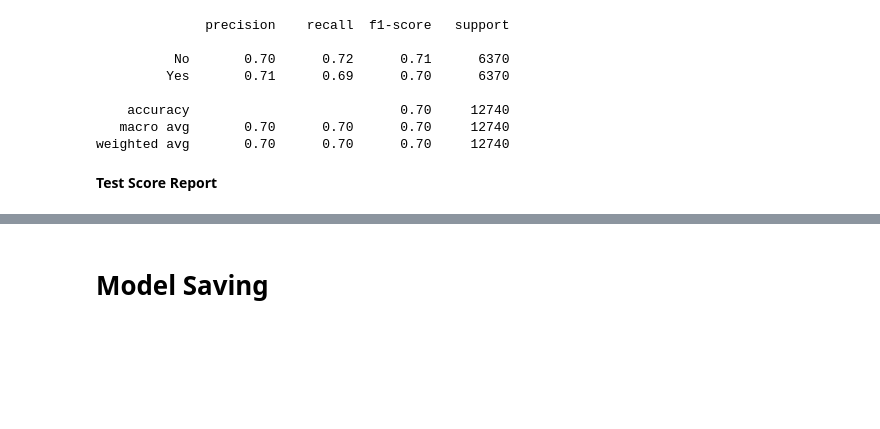
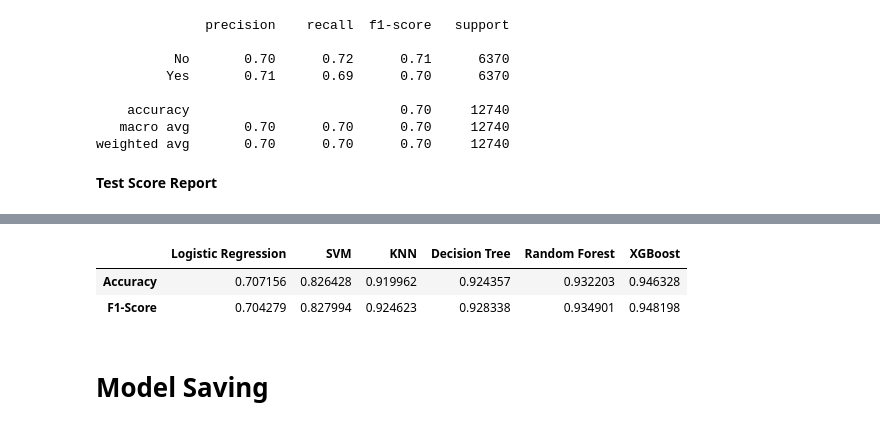
Before and after one commit to FTDS-assignment-bay/p2-final-project-ftds-026-rmt-group-002, a Jupyter notebook: Modelling/data_modelling.ipynb, the cells around one changed output, grey strips where cells are left out. Cells and saved outputs as stored; diff of their text form; code cells hidden in the pictures; blank space fills up the shorter version.

```diff
--- a/Modelling/data_modelling.ipynb
+++ b/Modelling/data_modelling.ipynb
@@ -803,8 +804,8 @@ param_dt = {
 }
 
 param_rf = {
-    'classifier__n_estimators': np.arange(200, 401, 30),
-    'classifier__max_depth': np.arange(4, 8, 2),
+    'classifier__n_estimators': np.arange(300, 500, 20),
+    'classifier__max_depth': np.arange(4, 15, 2),
     'classifier__min_samples_split': [2, 5, 10],
 }
 
@@ -814,9 +815,9 @@ param_svm = {
 }
 
 param_xgb = {
-    'classifier__max_depth': [3, 5, 7],
-    'classifier__n_estimators': [50, 100, 150],
-    'classifier__learning_rate': [0.1, 0.01, 0.001],
+    'classifier__max_depth': np.arange(4, 15, 2),
+    'classifier__n_estimators': np.arange(300, 500, 15),
+    'classifier__learning_rate': [0.1, 0.01, 0.001, 0.0001],
     'transformer__verbose': [0],
 }
 # %% [markdown]
@@ -1273,0 +1303,24 @@ weighted avg       0.71      0.71      0.71      3186
+# %%
+# Mendefinisikan model
+models = {
+    'Logistic Regression' : best_logreg,
+    'SVM' : best_svc,
+    'KNN' : best_knn,
+    'Decision Tree' : best_dt,
+    'Random Forest' : best_rf,
+    'XGBoost' : best_xgb
+}
+
+# Mendefinisikan metriks
+metrics = {
+    'Accuracy' : accuracy_score,
+    'F1-Score' : f1_score,
+}
+
+# membuat dataframe hasil nilai metriks model setelah tuning
+model_tuning = pd.DataFrame(columns = models.keys(), index=['Accuracy', 'F1-Score'])
+
+# menghitung nilai metriks
+for metric in metrics.keys():
+  for model in models.keys():
+    model_tuning.loc[metric, model] = metrics[metric](y_test, models[model].predict(X_test))
@@ -1274,3 +1334,10 @@ weighted avg       0.71      0.71      0.71      3186
+# %%
+# Nilai akurasi dan f1 setelah di tuning
+model_tuning
+# %% [output]
+|  | Logistic Regression | SVM | KNN | Decision Tree | Random Forest | XGBoost |
+| Accuracy | 0.707156 | 0.826428 | 0.919962 | 0.924357 | 0.932203 | 0.946328 |
+| F1-Score | 0.704279 | 0.827994 | 0.924623 | 0.928338 | 0.934901 | 0.948198 |
 # %% [markdown]
 # Model Saving
 # %%
```
Also changed, not shown: parts of 52 cells of this notebook.
